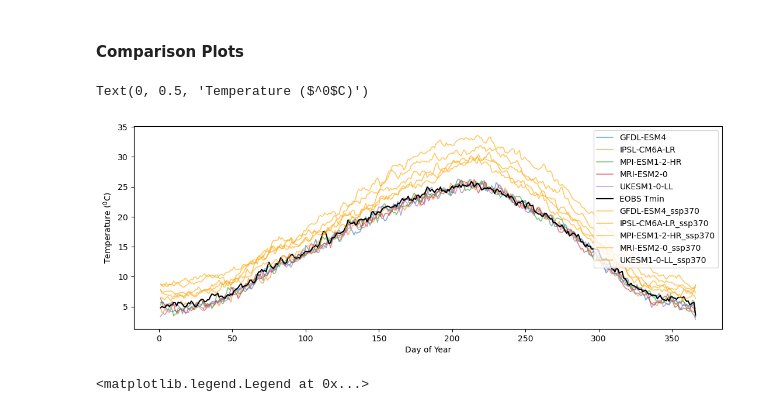
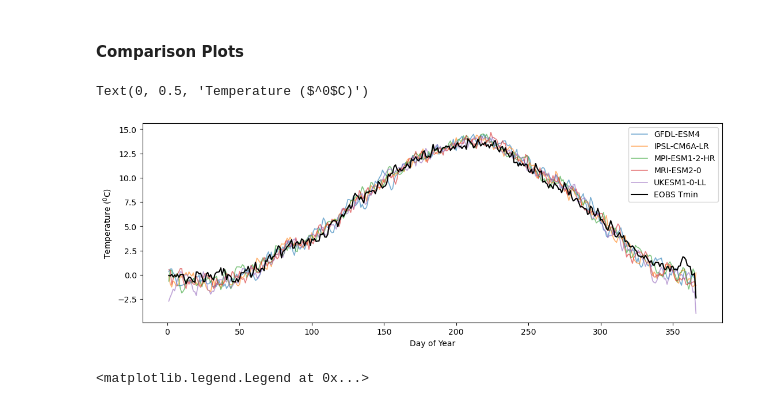
Before and after one commit to klekarkar/mHM_IO_dataprocessing, a Jupyter notebook: validate_ISIMIP3b.ipynb, the cells around one changed output. Saved outputs shown, nothing was run; the diff lists cells and outputs as text; code cells hidden in the pictures.

```diff
--- a/validate_ISIMIP3b.ipynb
+++ b/validate_ISIMIP3b.ipynb
@@ -2,10 +2,15 @@
 #py_geospatial env
 import xarray as xr
 import pandas as pd
+import numpy as np
 import matplotlib.pyplot as plt
 import glob
 import process_ISIMIP as pISIMIP
 import xesmf as xe
+import dask
+
+#segoe ui
+plt.rcParams['font.family'] = 'Segoe UI'
 # %% [markdown]
 #### Merge ISIMIP datasets for each scenario
 Since ISIMIP data is downloaded in time chunks, these chunks need to be merged for each variable and scenario to make further analysis more convenient.
@@ -111,18 +118,18 @@ tmax_df = tmax_EOBS['tmax'].sel(lat=45, lon=5, method='nearest').to_dataframe().
 # %%
 
 fig, ax = plt.subplots(figsize=(13, 4.5))
 
 
 # Plotting the data
-plt.plot(tasmax_df_.groupby(tasmin_df_.index.dayofyear).mean(), label=tasmin_df_.columns, alpha=0.6, lw=1.2)
-plt.plot(tmax_df.groupby(tmin_df.index.dayofyear).mean(), color='k', label='EOBS Tmin')
-plt.plot(tmax_future_df_.groupby(tmax_future_df_.index.dayofyear).mean(), label=tmax_future_df_.columns, alpha=0.6, lw=1.2, c='orange')
+plt.plot(tasmin_df_.groupby(tasmin_df_.index.dayofyear).mean(), label=tasmin_df_.columns, alpha=0.6, lw=1.2)
+plt.plot(tmin_df.groupby(tmin_df.index.dayofyear).mean(), color='k', label='EOBS Tmin')
+#plt.plot(tmin_future_df_.groupby(tmax_future_df_.index.dayofyear).mean(), label=tmax_future_df_.columns, alpha=0.6, lw=1.2, c='orange')
 plt.legend(loc='upper right', ncol=1)
 plt.xlabel('Day of Year')
 plt.ylabel('Temperature ($^0$C)')
 # %% [output]
 Text(0, 0.5, 'Temperature ($^0$C)')
-[figure, old version]
+[figure, new version]
 # %%
 #Rainfall data
 
```
Also changed, not shown: parts of 47 cells of this notebook, 3 other files.
